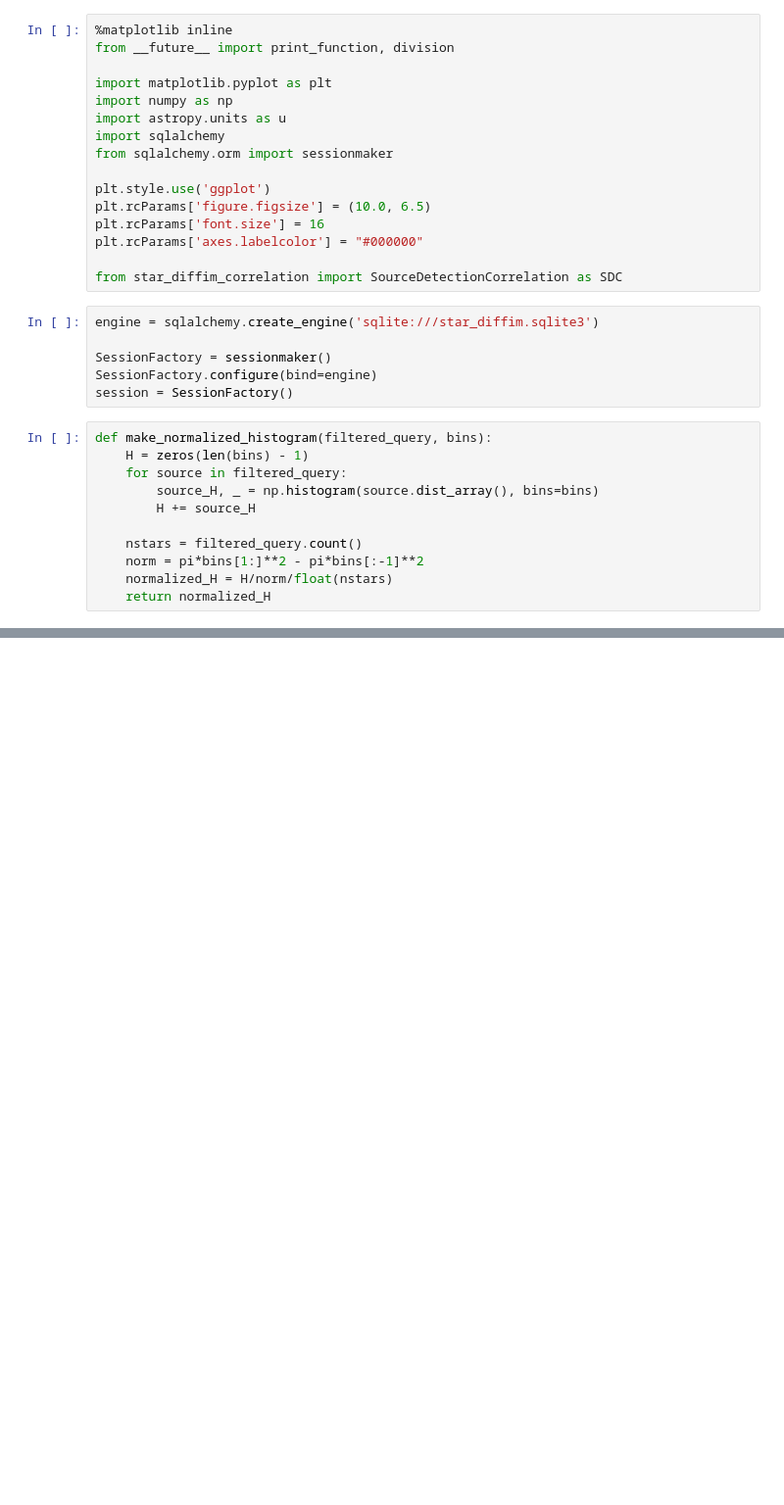
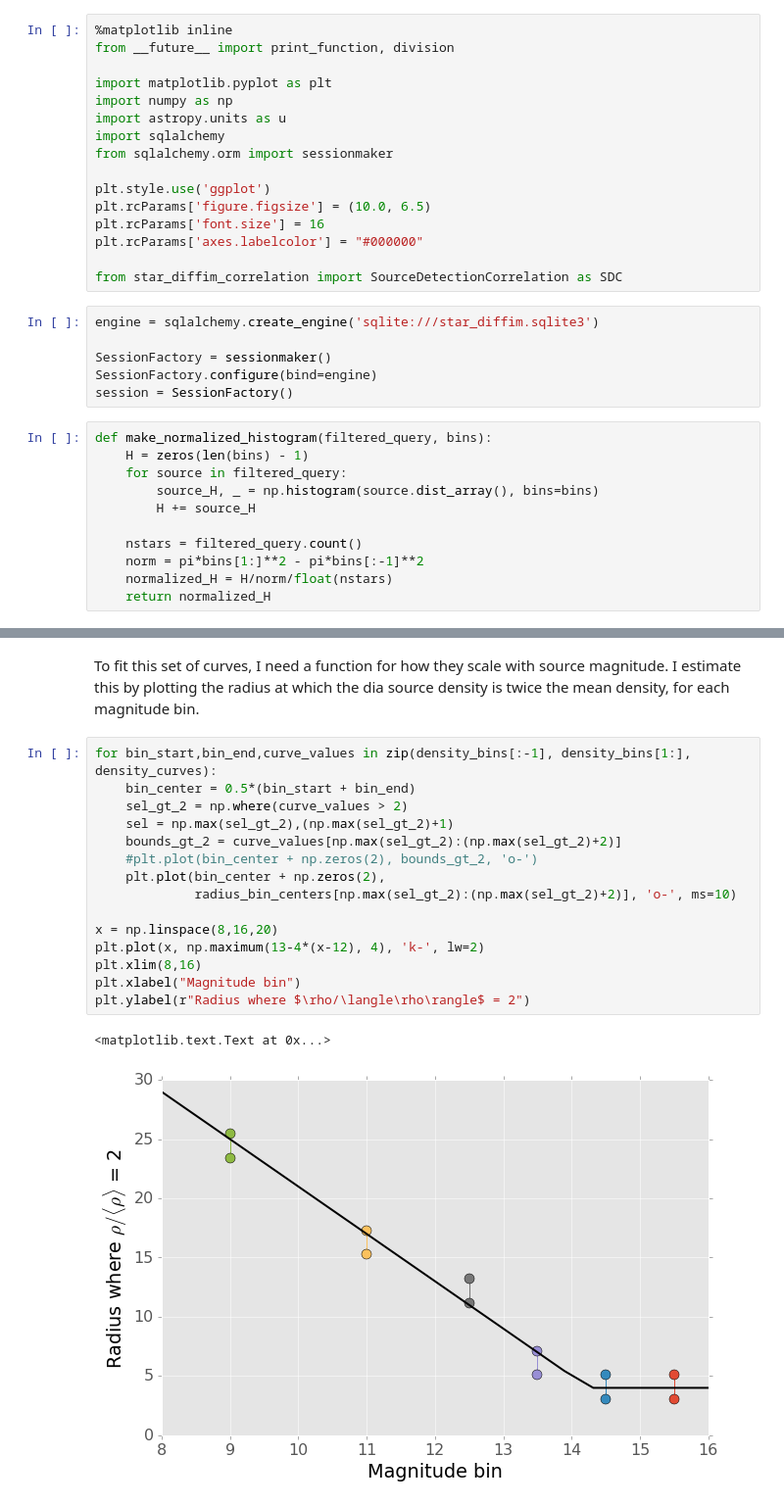
Before and after one commit to ctslater/lsst_ideas, a Jupyter notebook: star_diffim_correlation.ipynb, the cells around one changed output, grey strips where cells are left out. Shown: that part at 98% size. Drawn from its saved outputs; the diff is of its cells as text; blank space fills up the shorter version.

```diff
--- a/star_diffim_correlation.ipynb
+++ b/star_diffim_correlation.ipynb
@@ -62,0 +75,20 @@ mean_density * 3600**2
+# %% [markdown]
+To fit this set of curves, I need a function for how they scale with source magnitude. I estimate this by plotting the radius at which the dia source density is twice the mean density, for each magnitude bin.
+# %%
+for bin_start,bin_end,curve_values in zip(density_bins[:-1], density_bins[1:], density_curves):
+    bin_center = 0.5*(bin_start + bin_end)
+    sel_gt_2 = np.where(curve_values > 2)
+    sel = np.max(sel_gt_2),(np.max(sel_gt_2)+1)
+    bounds_gt_2 = curve_values[np.max(sel_gt_2):(np.max(sel_gt_2)+2)]
+    #plt.plot(bin_center + np.zeros(2), bounds_gt_2, 'o-')
+    plt.plot(bin_center + np.zeros(2),
+             radius_bin_centers[np.max(sel_gt_2):(np.max(sel_gt_2)+2)], 'o-', ms=10)
+
+x = np.linspace(8,16,20)
+plt.plot(x, np.maximum(13-4*(x-12), 4), 'k-', lw=2)
+plt.xlim(8,16)
+plt.xlabel("Magnitude bin")
+plt.ylabel(r"Radius where $\rho/\langle\rho\rangle$ = 2")
+# %% [output]
+<matplotlib.text.Text at 0x...>
+[figure, added]
```
Also changed, not shown: parts of 15 cells of this notebook.
